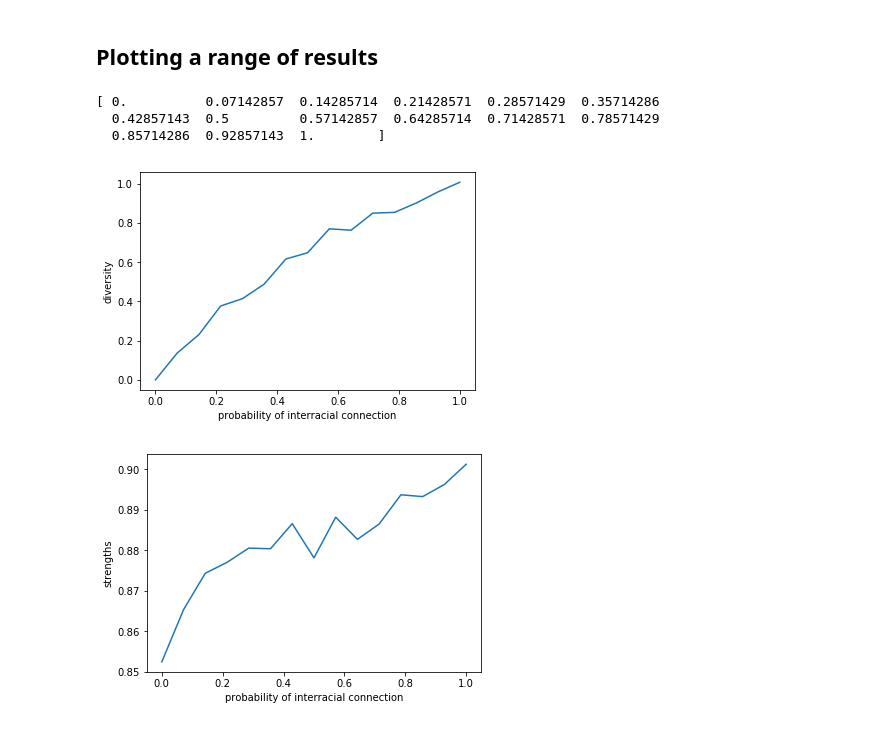
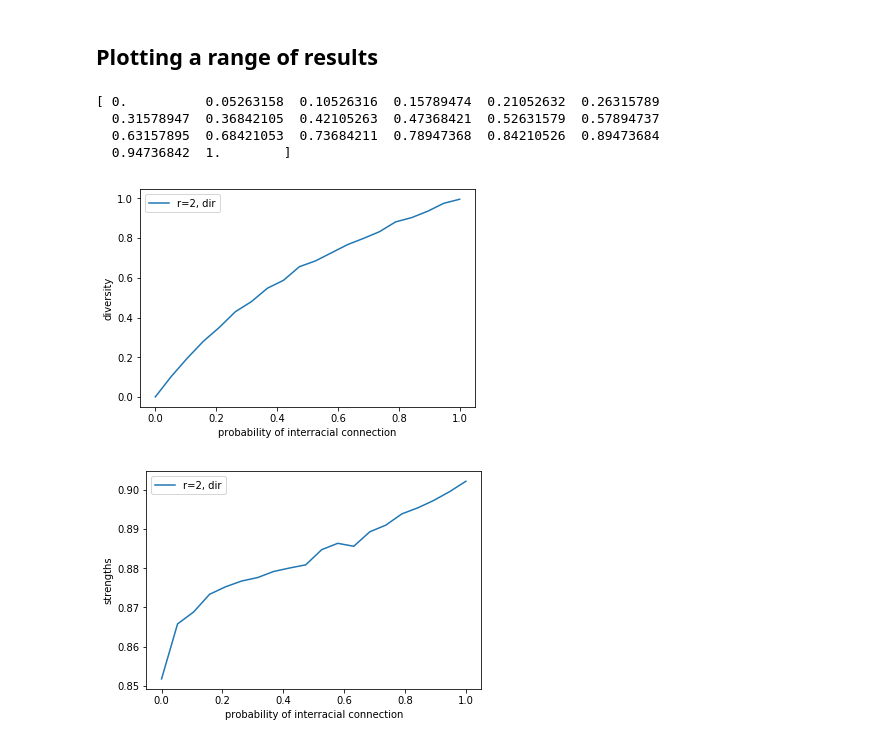
Before and after one commit to poosomooso/Gaygents, a Jupyter notebook: Gaygents_Replication.ipynb, the cells around one changed output. Drawn from its saved outputs; the diff is of its cells as text; code cells hidden in the pictures.

```diff
--- a/Gaygents_Replication.ipynb
+++ b/Gaygents_Replication.ipynb
@@ -142,35 +142,38 @@ percent married (number) 0.98
 ## Plotting a range of results
 # %%
 
-probabilities = np.linspace(0.0, 1.0, num=15, dtype=float)
-num_sims = 30
+probabilities = np.linspace(0.0, 1.0, num=20, dtype=float)
+num_sims = 500
 print(probabilities)
 
 diversities = []
 strengths = []
 
 for prob_interracial in probabilities:
     div_sum = 0.0
     str_sum = 0.0
     for _ in range(num_sims):
         div, married, strength = runSim(50, 2, 1.0, prob_interracial)
         div_sum += div
         str_sum += strength
     diversities.append(div_sum/num_sims)
     strengths.append(str_sum/num_sims)
 
 plt.figure()
 plt.xlabel('probability of interracial connection')
 plt.ylabel('diversity')
-plt.plot(probabilities, diversities)
+r2dir_div, = plt.plot(probabilities, diversities, label='r=2, dir')
+plt.legend(handles=[r2dir_div])
 plt.figure()
 plt.xlabel('probability of interracial connection')
 plt.ylabel('strengths')
-plt.plot(probabilities, strengths)
+r2dir_str, = plt.plot(probabilities, strengths, label='r=2, dir')
+plt.legend(handles=[r2dir_str])
 plt.show()
 # %% [output]
-[ 0.          0.07142857  0.14285714  0.21428571  0.28571429  0.35714286
-  0.42857143  0.5         0.57142857  0.64285714  0.71428571  0.78571429
-  0.85714286  0.92857143  1.        ]
+[ 0.          0.05263158  0.10526316  0.15789474  0.21052632  0.26315789
+  0.31578947  0.36842105  0.42105263  0.47368421  0.52631579  0.57894737
+  0.63157895  0.68421053  0.73684211  0.78947368  0.84210526  0.89473684
+  0.94736842  1.        ]
-[figure, old version]
+[figure, new version]
-[figure, old version]
+[figure, new version]
```
Also changed, not shown: parts of 8 cells of this notebook, 2 other files.
